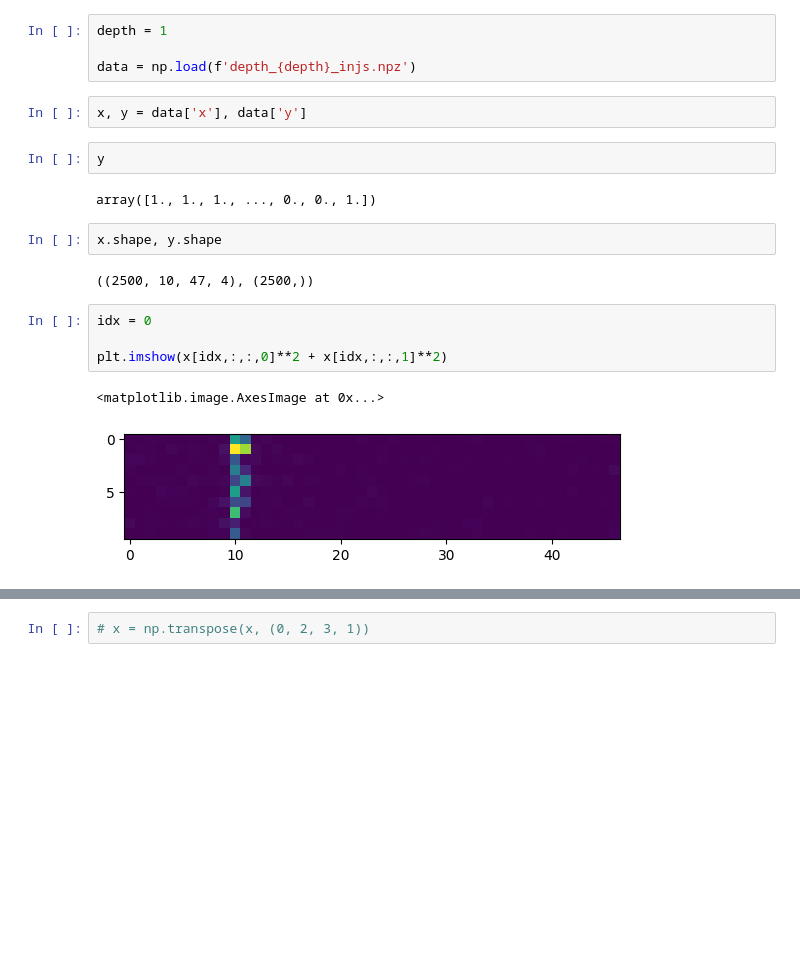
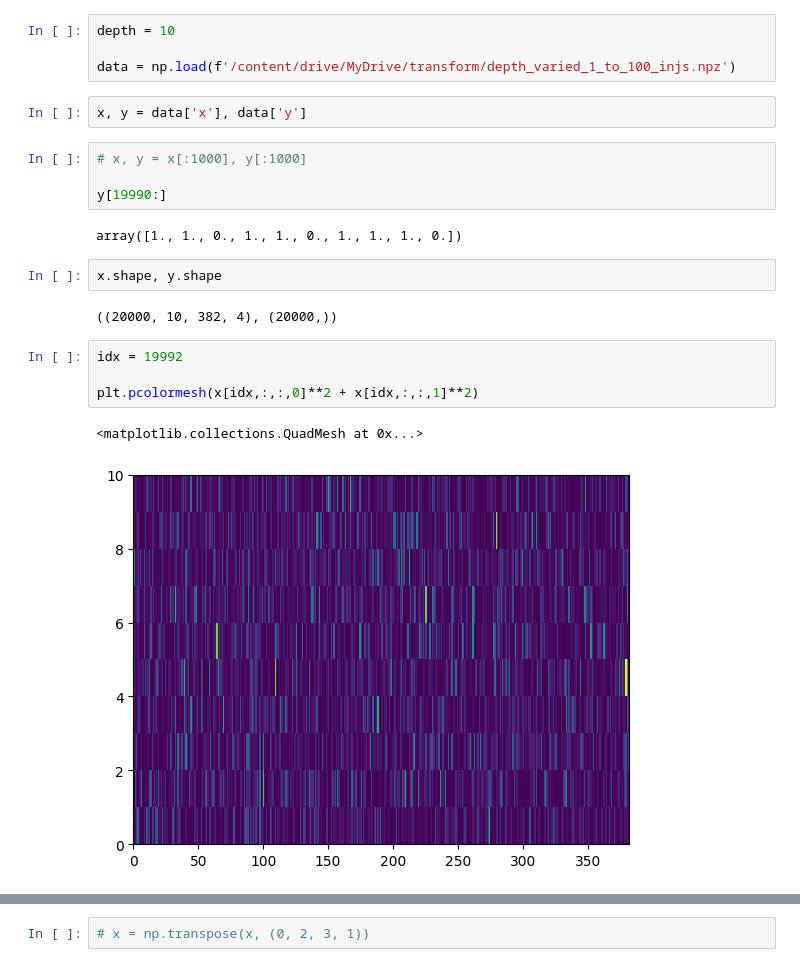
Before and after one commit to tripatheea/transform, a Jupyter notebook: without_transform.ipynb, the cells around one changed output, grey strips where cells are left out. Saved outputs shown, nothing was run; the diff lists cells and outputs as text; blank space fills up the shorter version.

```diff
--- a/without_transform.ipynb
+++ b/without_transform.ipynb
@@ -62,22 +17,24 @@ import tensorflow.keras.initializers
 # %%
-depth = 1
+depth = 10
 
-data = np.load(f'depth_{depth}_injs.npz')
+data = np.load(f'/content/drive/MyDrive/transform/depth_varied_1_to_100_injs.npz')
 # %%
 x, y = data['x'], data['y']
-# %%
-y
-# %% [output]
-array([1., 1., 1., ..., 0., 0., 1.])
+# %%
+# x, y = x[:1000], y[:1000]
+
+y[19990:]
+# %% [output]
+array([1., 1., 0., 1., 1., 0., 1., 1., 1., 0.])
 # %%
 x.shape, y.shape
 # %% [output]
-((2500, 10, 47, 4), (2500,))
+((20000, 10, 382, 4), (20000,))
 # %%
-idx = 0
+idx = 19992
 
-plt.imshow(x[idx,:,:,0]**2 + x[idx,:,:,1]**2)
+plt.pcolormesh(x[idx,:,:,0]**2 + x[idx,:,:,1]**2)
 # %% [output]
-<matplotlib.image.AxesImage at 0x...>
+<matplotlib.collections.QuadMesh at 0x...>
-[figure, old version]
+[figure, new version]
 # %%
```
Also changed, not shown: parts of 35 cells of this notebook.
